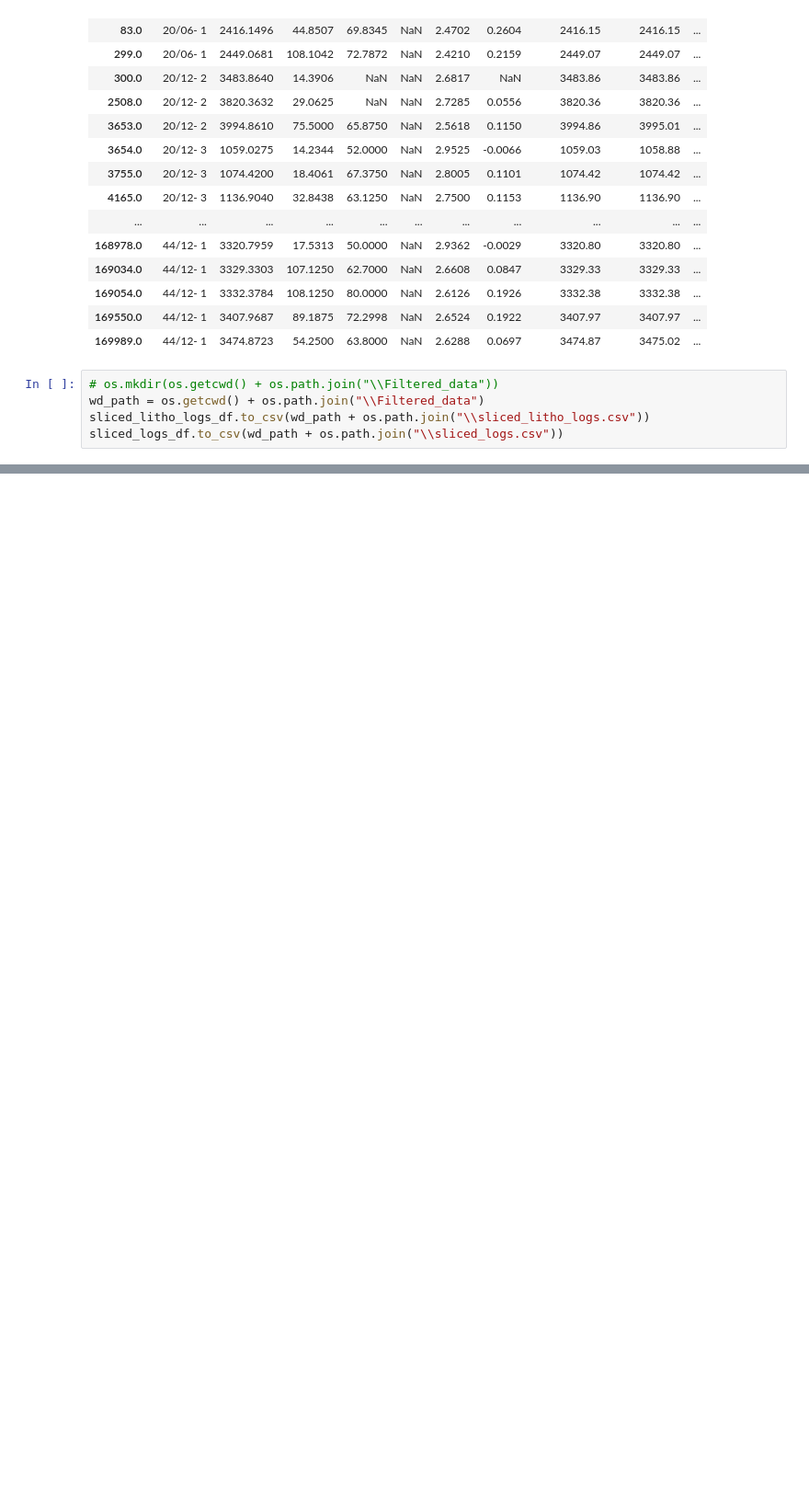
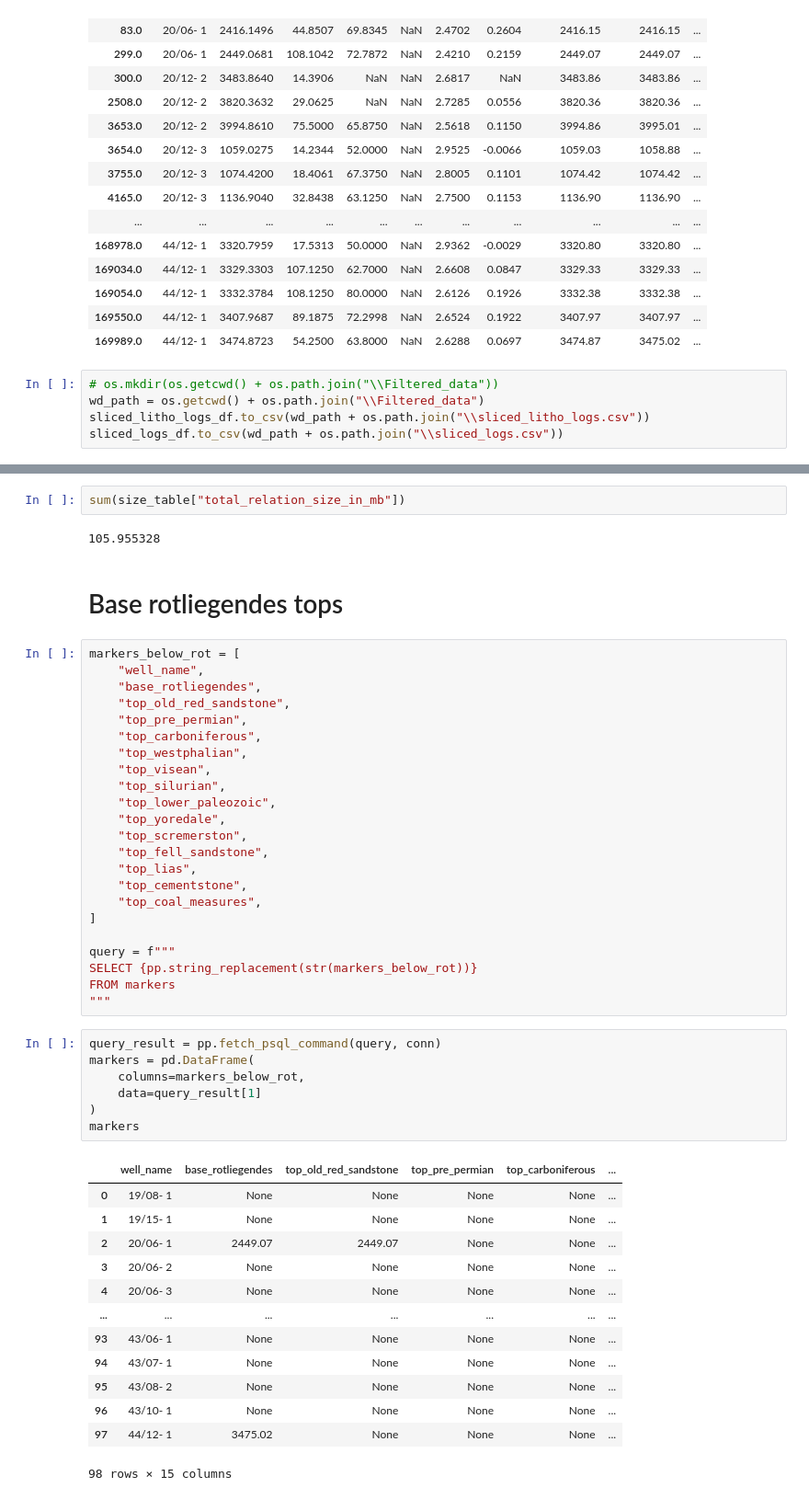
Before and after one commit to lsdR94/OpendTect_wells_to_PSQL, a Jupyter notebook: DATABASE_TURORIAL.ipynb, the cells around one changed output, grey strips where cells are left out. Shown at 92% size. Drawn from its saved outputs; the diff is of its cells as text; blank space fills up the shorter version.

```diff
--- a/DATABASE_TURORIAL.ipynb
+++ b/DATABASE_TURORIAL.ipynb
@@ -1437,0 +1868,50 @@ sliced_logs_df
+# %%
+sum(size_table["total_relation_size_in_mb"])
+# %% [output]
+105.955328
+# %% [markdown]
+# Base rotliegendes tops
+# %%
+markers_below_rot = [
+    "well_name",
+    "base_rotliegendes",
+    "top_old_red_sandstone",
+    "top_pre_permian",
+    "top_carboniferous",
+    "top_westphalian",
+    "top_visean",
+    "top_silurian",
+    "top_lower_paleozoic",
+    "top_yoredale",
+    "top_scremerston",
+    "top_fell_sandstone",
+    "top_lias",
+    "top_cementstone",
+    "top_coal_measures",
+]
+
+query = f"""
+SELECT {pp.string_replacement(str(markers_below_rot))}
+FROM markers
+"""
+# %%
+query_result = pp.fetch_psql_command(query, conn)
+markers = pd.DataFrame(
+    columns=markers_below_rot,
+    data=query_result[1]
+)
+markers
+# %% [output]
+|  | well_name | base_rotliegendes | top_old_red_sandstone | top_pre_permian | top_carboniferous | ... |
+| 0 | 19/08- 1 | None | None | None | None | ... |
+| 1 | 19/15- 1 | None | None | None | None | ... |
+| 2 | 20/06- 1 | 2449.07 | 2449.07 | None | None | ... |
+| 3 | 20/06- 2 | None | None | None | None | ... |
+| 4 | 20/06- 3 | None | None | None | None | ... |
+| ... | ... | ... | ... | ... | ... | ... |
+| 93 | 43/06- 1 | None | None | None | None | ... |
+| 94 | 43/07- 1 | None | None | None | None | ... |
+| 95 | 43/08- 2 | None | None | None | None | ... |
+| 96 | 43/10- 1 | None | None | None | None | ... |
+| 97 | 44/12- 1 | 3475.02 | None | None | None | ... |
+98 rows × 15 columns
```
Also changed, not shown: parts of 33 cells of this notebook.
